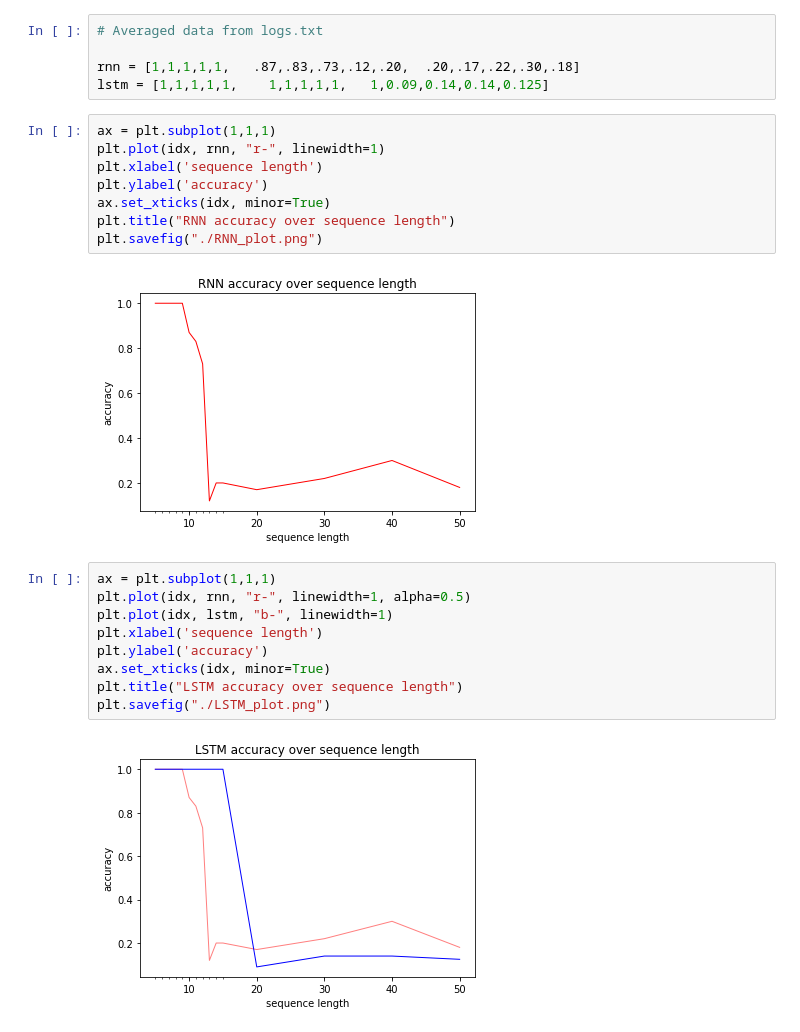
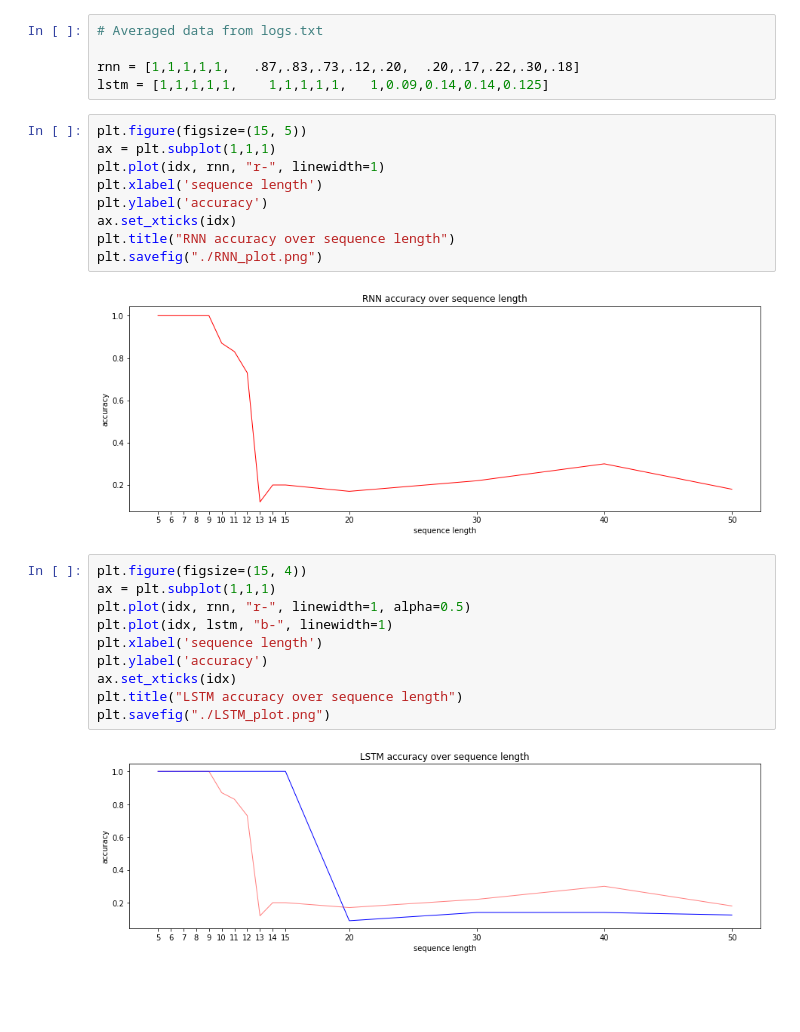
Before and after one commit to davide-belli/deep-learning-labs, a Jupyter notebook: assignment_2/part1/Plotter.ipynb, the cells around one changed output. Saved outputs shown, nothing was run; the diff lists cells and outputs as text; blank space fills up the shorter version.

Commit message:
Updated plots

```diff
--- a/assignment_2/part1/Plotter.ipynb
+++ b/assignment_2/part1/Plotter.ipynb
@@ -9,23 +9,25 @@ idx = [5,6,7,8,9,  10,11,12,13,14,   15,20,30,40,50]
 rnn = [1,1,1,1,1,   .87,.83,.73,.12,.20,  .20,.17,.22,.30,.18]
 lstm = [1,1,1,1,1,    1,1,1,1,1,   1,0.09,0.14,0.14,0.125]
 # %%
+plt.figure(figsize=(15, 5))
 ax = plt.subplot(1,1,1)
 plt.plot(idx, rnn, "r-", linewidth=1)
 plt.xlabel('sequence length')
 plt.ylabel('accuracy')
-ax.set_xticks(idx, minor=True)
+ax.set_xticks(idx)
 plt.title("RNN accuracy over sequence length")
 plt.savefig("./RNN_plot.png")
 # %% [output]
-[figure, old version]
+[figure, new version]
 # %%
+plt.figure(figsize=(15, 4))
 ax = plt.subplot(1,1,1)
 plt.plot(idx, rnn, "r-", linewidth=1, alpha=0.5)
 plt.plot(idx, lstm, "b-", linewidth=1)
 plt.xlabel('sequence length')
 plt.ylabel('accuracy')
-ax.set_xticks(idx, minor=True)
+ax.set_xticks(idx)
 plt.title("LSTM accuracy over sequence length")
 plt.savefig("./LSTM_plot.png")
 # %% [output]
-[figure, old version]
+[figure, new version]
```
Also changed, not shown: 4 other files.
